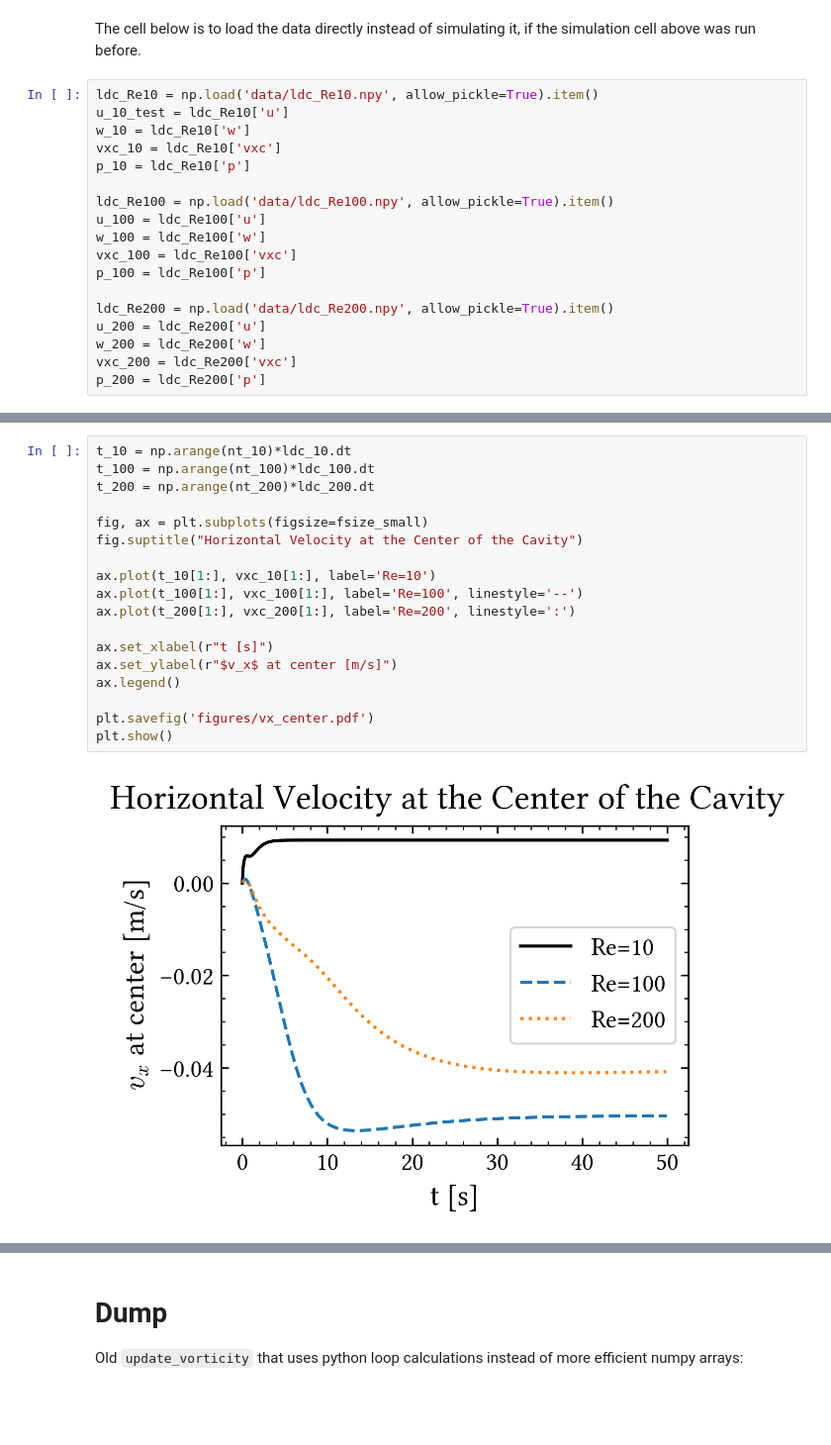
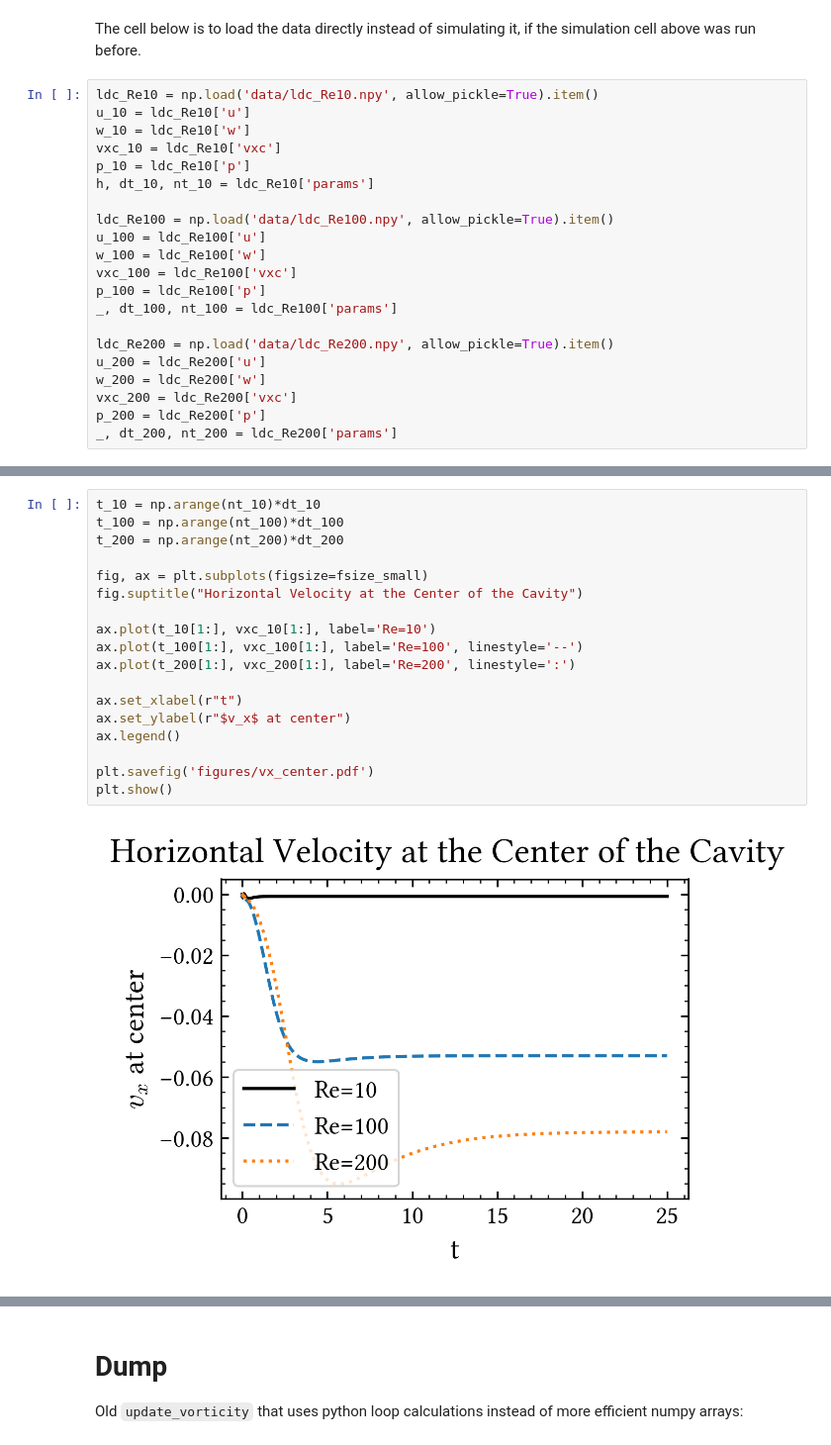
Before and after one commit to Fubinii/FD_fluid_dynamics, a Jupyter notebook: FD_fluid_dynamics.ipynb, the cells around one changed output, grey strips where cells are left out. Shown at 99% size. Drawn from its saved outputs; the diff is of its cells as text; blank space fills up the shorter version.

```diff
--- a/FD_fluid_dynamics.ipynb
+++ b/FD_fluid_dynamics.ipynb
@@ -381,19 +391,22 @@ if save_data:
 The cell below is to load the data directly instead of simulating it, if the simulation cell above was run before.
 # %%
 ldc_Re10 = np.load('data/ldc_Re10.npy', allow_pickle=True).item()
-u_10_test = ldc_Re10['u']
+u_10 = ldc_Re10['u']
 w_10 = ldc_Re10['w']
 vxc_10 = ldc_Re10['vxc']
 p_10 = ldc_Re10['p']
+h, dt_10, nt_10 = ldc_Re10['params']
 
 ldc_Re100 = np.load('data/ldc_Re100.npy', allow_pickle=True).item()
 u_100 = ldc_Re100['u']
 w_100 = ldc_Re100['w']
 vxc_100 = ldc_Re100['vxc']
 p_100 = ldc_Re100['p']
+_, dt_100, nt_100 = ldc_Re100['params']
 
 ldc_Re200 = np.load('data/ldc_Re200.npy', allow_pickle=True).item()
 u_200 = ldc_Re200['u']
 w_200 = ldc_Re200['w']
 vxc_200 = ldc_Re200['vxc']
 p_200 = ldc_Re200['p']
+_, dt_200, nt_200 = ldc_Re200['params']
@@ -400,20 +415,20 @@ p_200 = ldc_Re200['p']
 # %%
-t_10 = np.arange(nt_10)*ldc_10.dt
-t_100 = np.arange(nt_100)*ldc_100.dt
-t_200 = np.arange(nt_200)*ldc_200.dt
+t_10 = np.arange(nt_10)*dt_10
+t_100 = np.arange(nt_100)*dt_100
+t_200 = np.arange(nt_200)*dt_200
 
 fig, ax = plt.subplots(figsize=fsize_small)
 fig.suptitle("Horizontal Velocity at the Center of the Cavity")
 
 ax.plot(t_10[1:], vxc_10[1:], label='Re=10')
 ax.plot(t_100[1:], vxc_100[1:], label='Re=100', linestyle='--')
 ax.plot(t_200[1:], vxc_200[1:], label='Re=200', linestyle=':')
 
-ax.set_xlabel(r"t [s]")
-ax.set_ylabel(r"$v_x$ at center [m/s]")
+ax.set_xlabel(r"t")
+ax.set_ylabel(r"$v_x$ at center")
 ax.legend()
 
 plt.savefig('figures/vx_center.pdf')
 plt.show()
 # %% [output]
-[figure, old version]
+[figure, new version]
```
Also changed, not shown: parts of 19 cells of this notebook, 13 other files.
